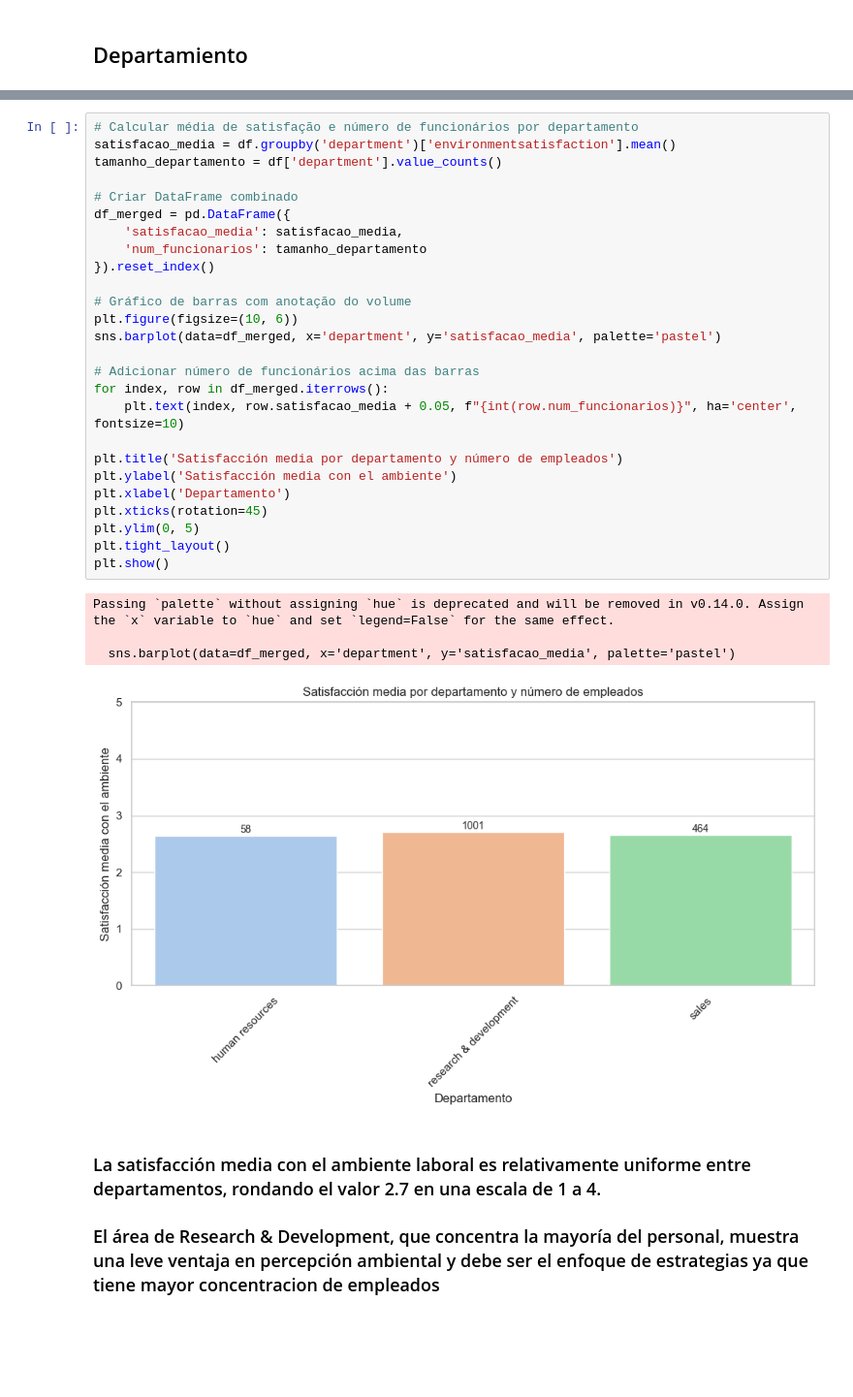
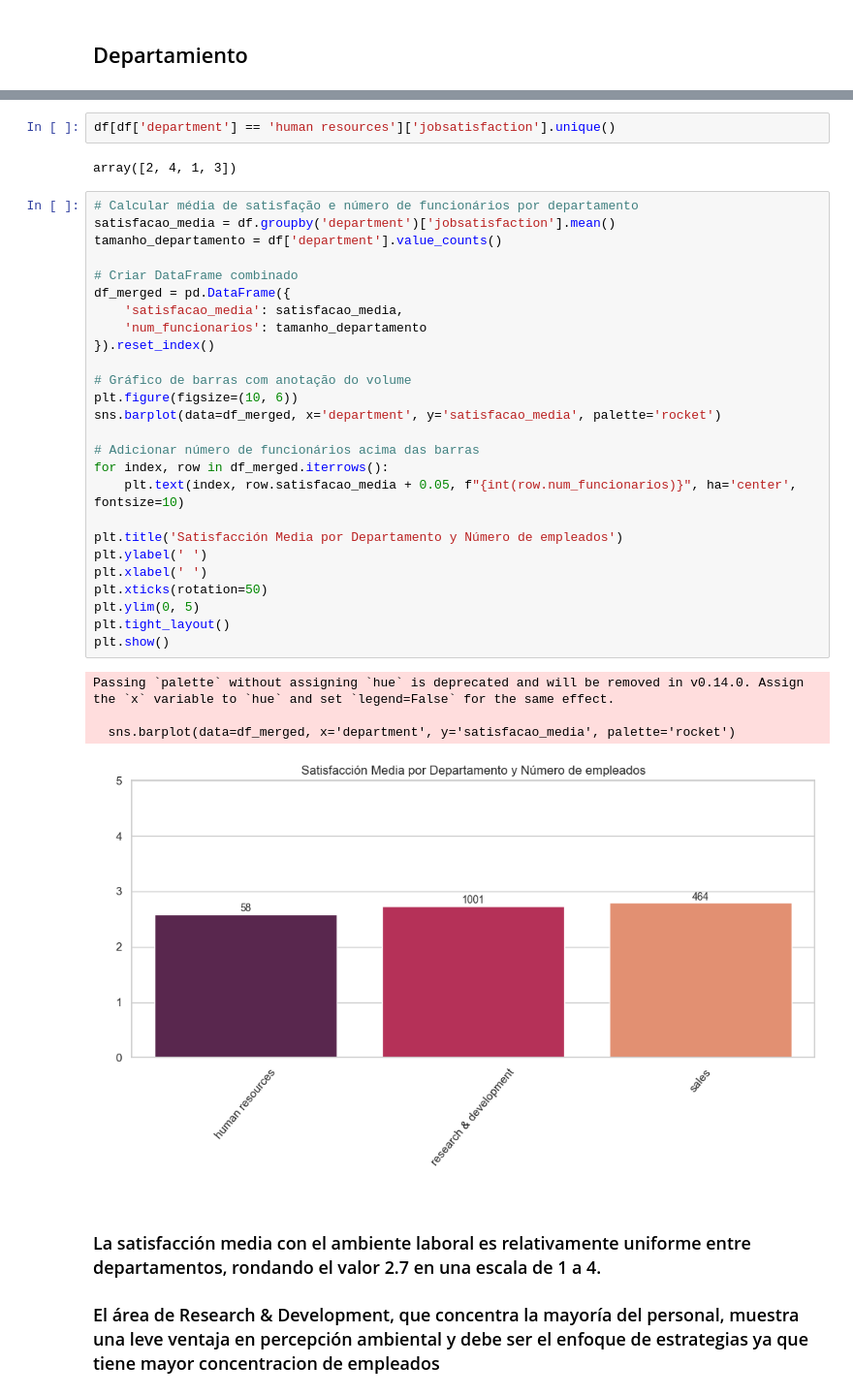
Before and after one commit to ana-nobre/Talent-Optimization-for-Corporation-HR-Data-Analytics, a Jupyter notebook: contexto.ipynb, the cells around one changed output, grey strips where cells are left out. Shown: that part at 97% size. Drawn from its saved outputs; the diff is of its cells as text; blank space fills up the shorter version.

```diff
--- a/contexto.ipynb
+++ b/contexto.ipynb
@@ -164,34 +195,38 @@ plt.show()
+# %%
+df[df['department'] == 'human resources']['jobsatisfaction'].unique()
+# %% [output]
+array([2, 4, 1, 3])
 # %%
 # Calcular média de satisfação e número de funcionários por departamento
-satisfacao_media = df.groupby('department')['environmentsatisfaction'].mean()
+satisfacao_media = df.groupby('department')['jobsatisfaction'].mean()
 tamanho_departamento = df['department'].value_counts()
 
 # Criar DataFrame combinado
 df_merged = pd.DataFrame({
     'satisfacao_media': satisfacao_media,
     'num_funcionarios': tamanho_departamento
 }).reset_index()
 
 # Gráfico de barras com anotação do volume
 plt.figure(figsize=(10, 6))
-sns.barplot(data=df_merged, x='department', y='satisfacao_media', palette='pastel')
+sns.barplot(data=df_merged, x='department', y='satisfacao_media', palette='rocket')
 
 # Adicionar número de funcionários acima das barras
 for index, row in df_merged.iterrows():
     plt.text(index, row.satisfacao_media + 0.05, f"{int(row.num_funcionarios)}", ha='center', fontsize=10)
 
-plt.title('Satisfacción media por departamento y número de empleados')
-plt.ylabel('Satisfacción media con el ambiente')
-plt.xlabel('Departamento')
-plt.xticks(rotation=45)
+plt.title('Satisfacción Media por Departamento y Número de empleados')
+plt.ylabel(' ')
+plt.xlabel(' ')
+plt.xticks(rotation=50)
 plt.ylim(0, 5)
 plt.tight_layout()
 plt.show()
 # %% [output]
 Passing `palette` without assigning `hue` is deprecated and will be removed in v0.14.0. Assign the `x` variable to `hue` and set `legend=False` for the same effect.
 
-  sns.barplot(data=df_merged, x='department', y='satisfacao_media', palette='pastel')
+  sns.barplot(data=df_merged, x='department', y='satisfacao_media', palette='rocket')
-[figure, old version]
+[figure, new version]
 # %% [markdown]
 ### La satisfacción media con el ambiente laboral es relativamente uniforme entre departamentos, rondando el valor 2.7 en una escala de 1 a 4.
 ### El área de Research & Development, que concentra la mayoría del personal, muestra una leve ventaja en percepción ambiental y debe ser el enfoque de estrategias ya que tiene mayor concentracion de empleados
```
Also changed, not shown: parts of 10 cells of this notebook, 3 other files.
